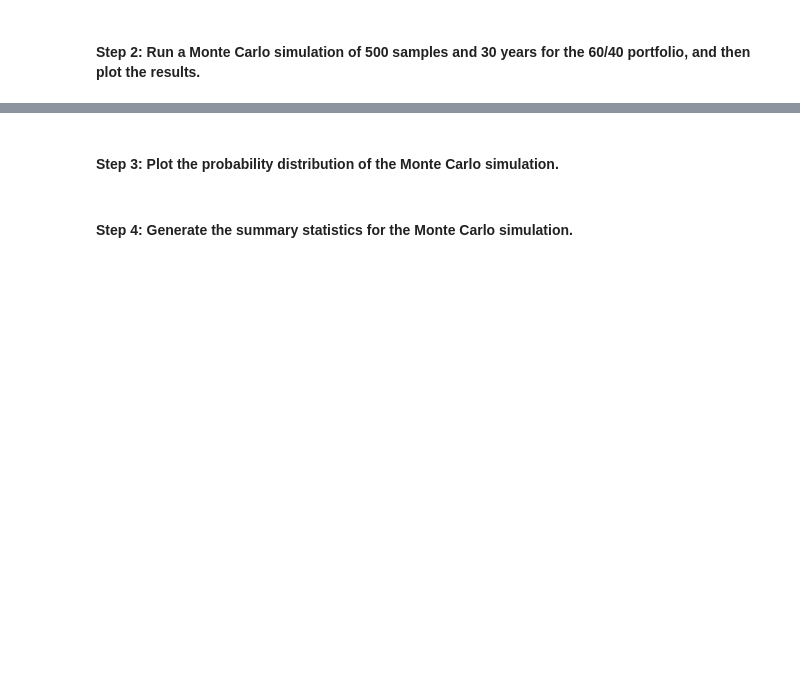
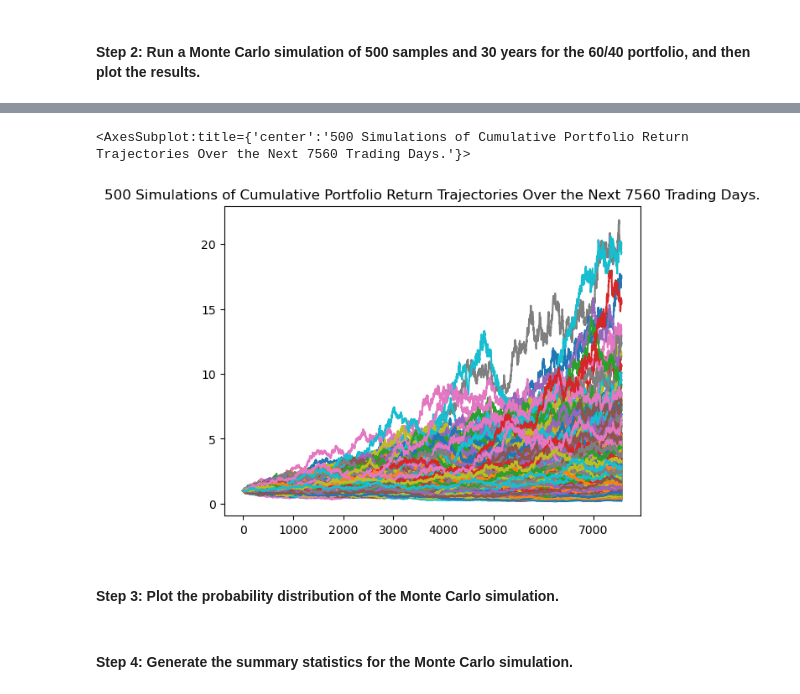
Before and after one commit to halamkim/challenge_05, a Jupyter notebook: financial_planning_tools.ipynb, the cells around one changed output, grey strips where cells are left out. Drawn from its saved outputs; the diff is of its cells as text; code cells hidden in the pictures; blank space fills up the shorter version.

Commit message:
Completed the first two steps of Monte Carlo Simulation

```diff
--- a/financial_planning_tools.ipynb
+++ b/financial_planning_tools.ipynb
@@ -435,22 +435,30 @@ In this section, you’ll use the MCForecastTools library to create a Monte Carl
 # %%
 # Set start and end dates of 3 years back from your current date
 # Alternatively, you can use an end date of 2020-08-07 and work 3 years back from that date
-# YOUR CODE HERE
-# YOUR CODE HERE
+start_date = pd.Timestamp('2020-01-06', tz = "America/New_York").isoformat()
+end_date = pd.Timestamp('2023-01-06', tz = "America/New_York").isoformat()
 # %%
 # Use the Alpaca get_bars function to make the API call to get the 3 years worth of pricing data
 # The tickers and timeframe parameters should have been set in Part 1 of this activity
 # The start and end dates should be updated with the information set above
 # Remember to add the df property to the end of the call so the response is returned as a DataFrame
-# YOUR CODE HERE
+
+response  = alpaca.get_bars(
+            tickers,
+            timeframe,
+            start = start_date,
+            end = end_date
+).df
+
 
 # Reorganize the DataFrame
 # Separate ticker data
-# YOUR CODE HERE
+agg = response[response['symbol'] == "AGG"].drop(['symbol'], axis = 1)
+spy = response[response['symbol'] == 'SPY'].drop(['symbol'], axis = 1)
 
 # Concatenate the ticker DataFrames
-# YOUR CODE HERE
+alpaca_df = pd.concat([agg, spy], axis = 1, keys = ["AGG", "SPY"])
 
 # Display both the first and last five rows of the DataFrame
-# YOUR CODE HERE
-# YOUR CODE HERE
+display(alpaca_df.head())
+display(alpaca_df.tail())
@@ -460,7 +485,12 @@ In this section, you’ll use the MCForecastTools library to create a Monte Carl
 # Configure the Monte Carlo simulation to forecast 30 years cumulative returns
 # The weights should be split 40% to AGG and 60% to SPY.
 # Run 500 samples.
-# YOUR CODE HERE
+MC_30year = MCSimulation(
+            portfolio_data=alpaca_df,
+            weights = [.40, 0.60],
+            num_simulation = 500,
+            num_trading_days= 252*30
+)
 
 # Review the simulation input data
-# YOUR CODE HERE
+MC_30year.portfolio_data.head()
@@ -470,7 +551,11 @@ In this section, you’ll use the MCForecastTools library to create a Monte Carl
 # %%
 # Visualize the 30-year Monte Carlo simulation by creating an
 # overlay line plot
-# YOUR CODE HERE
+MC_30year_plot = MC_30year.plot_simulation()
+MC_30year_plot
+# %% [output]
+<AxesSubplot:title={'center':'500 Simulations of Cumulative Portfolio Return Trajectories Over the Next 7560 Trading Days.'}>
+[figure, added]
 # %% [markdown]
 #### Step 3: Plot the probability distribution of the Monte Carlo simulation.
 # %%
```
Also changed, not shown: parts of 3 cells of this notebook.
